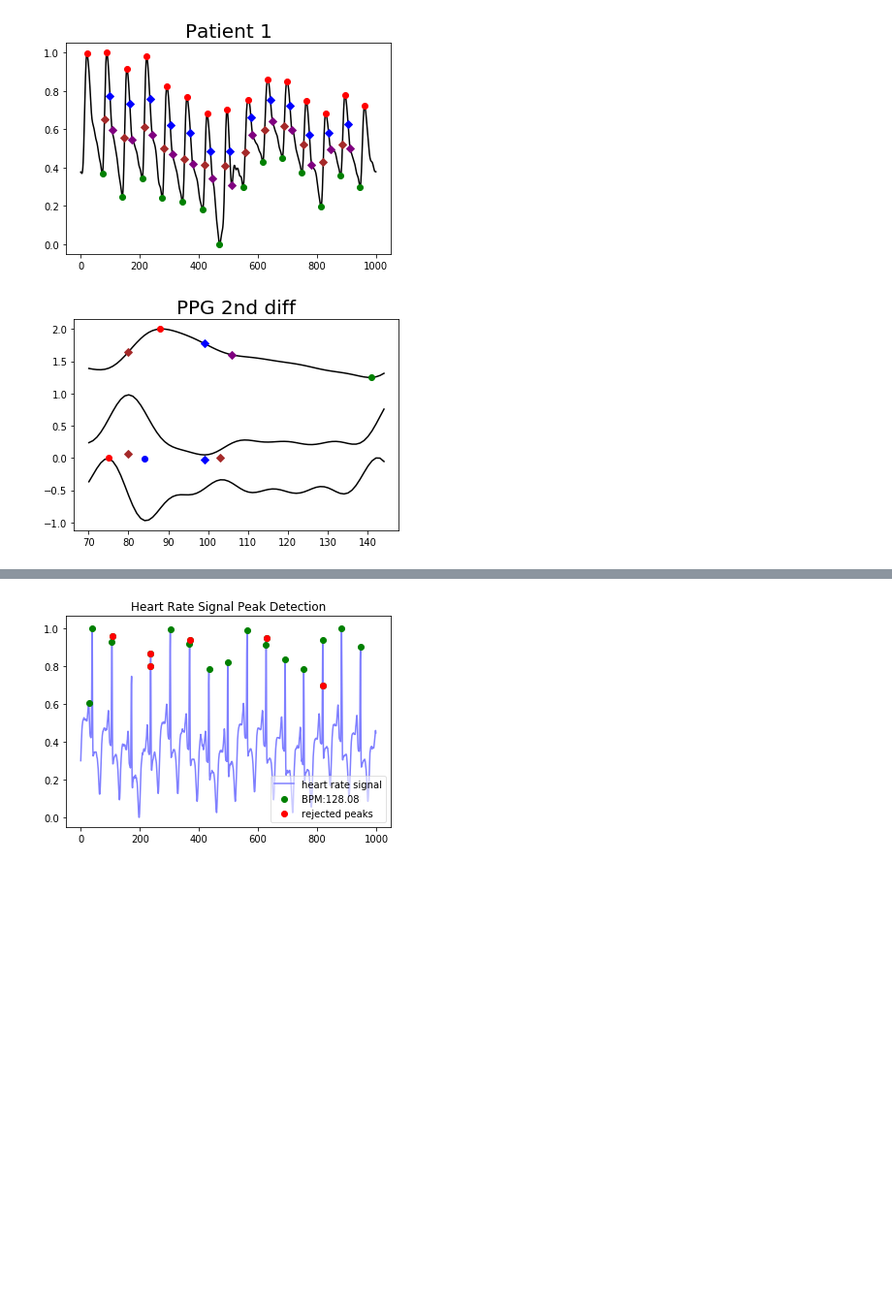
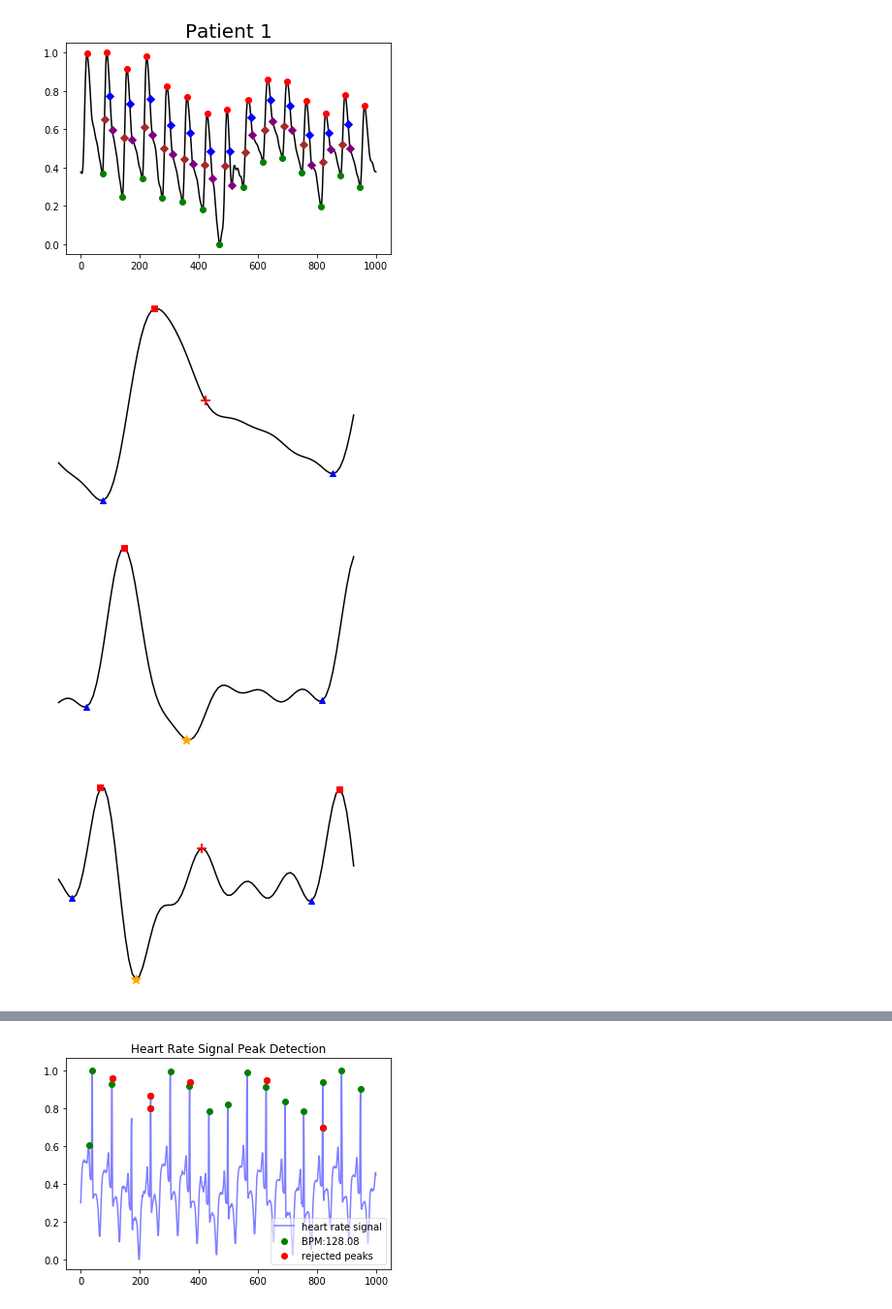
Before and after one commit to Yan-Cheng-Hsu/Blood-Pressure-Estimation-Model, a Jupyter notebook: Performance/plotter.ipynb, the cells around one changed output, grey strips where cells are left out. Shown: that part at 97% size. Drawn from its saved outputs; the diff is of its cells as text; code cells hidden in the pictures; blank space fills up the shorter version.

```diff
--- a/Performance/plotter.ipynb
+++ b/Performance/plotter.ipynb
@@ -303,43 +303,56 @@ plt.show()
 # %%
 y = 13
 Test = RearrangedData['ppg'][y]
-Test = Test + 1
+Test = Test + 2
 t = np.linspace( 0 , len(Test) , len(Test) )
 
-plt.plot( t[70:145] , Test[70:145] , color = 'black' , label = 'PPG' )
-plt.plot( AttributeTable['systolicIndex'][y][1] , AttributeTable['systolicValue'][y][1]+1  , 'o' , color = 'red' , label = 'Peak' )
-plt.plot( AttributeTable['valleyIndex0'][y][1] , AttributeTable['valleyValue0'][y][1]+1  , 'o' , color = 'green' , label = 'Valley' )
-plt.plot( AttributeTable['DicroticIndex'][y][0]+3 , AttributeTable['DicroticValue'][y][0]+1 , 'D' , color = 'purple' , label = 'Dicrotic Notch'  )
-plt.plot( AttributeTable['maxSlopeIndex'][y][0] , AttributeTable['maxSlopeValue'][y][0]+1 , 'D' , color = 'brown', label = 'Max Slope' )
-plt.plot( AttributeTable['minSlopeIndex'][y][0] , AttributeTable['minSlopeValue'][y][0]+1 , 'D' , color = 'blue' , label = 'Min Slope' )
-plt.title( 'PPG' , fontsize = 20 , color = 'black')
+plt.plot( t[128:215] , Test[128:215] , color = 'black' , label = 'PPG' )
+plt.plot( AttributeTable['systolicIndex'][y][2] , AttributeTable['systolicValue'][y][2]+2  , 's' , color = 'red' , label = 'Peak' )
+plt.plot( AttributeTable['valleyIndex0'][y][1:3] , AttributeTable['valleyValue0'][y][1:3]+2  , '^' , color = 'blue' , label = 'Valley' )
+plt.plot( AttributeTable['DicroticIndex'][y][1] , AttributeTable['DicroticValue'][y][1]+2+0.05 , '+' , color = 'red' , label = 'Dicrotic Notch' , ms = 10 , mew = 2  )
+#plt.title( '(A) PPG' , fontsize = 16 , color = 'black')
 #plt.legend( loc = 'best' )
+plt.axis( 'off' )
+plt.show()
 
 
 Test1 = RearrangedData['diff1ppg'][y]
-Test1 = ( Test1 - np.min( Test1 ) ) / ( np.max( Test1 ) - np.min( Test1 ) )
+Max1 = np.max( Test1 )
+Min1 = np.min( Test1 )
+Test1 = ( Test1 - Min1 ) / ( Max1 - Min1 )
 t1 = np.linspace( 0 , len(Test1) , len(Test1) )
 
-plt.plot( t1[70:145] , Test1[70:145] , color = 'black' , label = '1st Diff' )
-plt.plot( AttributeTable['maxSlopeIndex'][y][0] , ( AttributeTable['peakValue1st'][y][0] - np.min( Test1 ) ) / ( np.max( Test1 ) - np.min( Test1 ) ) , 'D' , color = 'brown' , label = 'Max Slope' )
-plt.plot( AttributeTable['minSlopeIndex'][y][0] , ( AttributeTable['valleyValue1st'][y][0]- np.min( Test1 ) ) / ( np.max( Test1 ) - np.min( Test1 )  ) , 'D', color = 'blue' ,  label = 'Min Slope' )
+plt.plot( t1[129:215] , Test1[129:215] , color = 'black' , label = '1st Diff' )
+plt.plot( AttributeTable['maxSlopeIndex'][y][1] , ( AttributeTable['peakValue1st'][y][1] - Min1 ) / ( Max1 - Min1 ) , 's' , color = 'red' , label = 'Max Slope' )
+plt.plot( AttributeTable['minSlopeIndex'][y][1] , ( AttributeTable['valleyValue1st'][y][1]- Min1 ) / ( Max1 - Min1  ) , '*', color = 'orange' ,  label = 'Min Slope' , ms = 10 )
+plt.plot( AttributeTable['onsetIndex1st'][y][0:2] , ( AttributeTable['onsetValue1st'][y][0:2]- Min1 ) / ( Max1 - Min1  ) , '^', color = 'blue' ,  label = 'offset point' )
 #plt.legend( loc = 'best' )
-plt.title( 'PPG 1st diff' , fontsize = 20 , color = 'black')
+#plt.title( '(B) 1st Derivative of PPG' , fontsize = 16 , color = 'black')
+plt.axis( 'off' )
+plt.show()
 
 Test2 = RearrangedData['diff2ppg'][y]
+Max2 = np.max( Test2 )
+Min2 = np.min( Test2 )
 Test2 = ( Test2 - np.min( Test2 ) ) / ( np.max( Test2 ) - np.min( Test2 ) )
-Test2 = Test2 - 1
+Test2 = Test2 - 2
 t2 = np.linspace( 0 , len(Test2) , len(Test2) )
 
-plt.plot( t2[70:145] , Test2[70:145] , color = 'black' , label = '2nd Diff' )
-plt.plot( AttributeTable['peaIndex2st'][y][0]  , ( AttributeTable['peakValue2st'][y][0] - np.min( Test2 ) ) / ( np.max( Test2 ) - np.min( Test2 ) ) - 1 , 'o' , color = 'red' , label = 'Max 2nd Diff' )
-plt.plot( AttributeTable['valleyIndex2st'][y][0] ,( AttributeTable['valleyValue2st'][y][0]  - np.min( Test2 ) ) / ( np.max( Test2 ) - np.min( Test2 ) ) - 1, 'o' , color = 'blue' , label = 'Min 2nd Diff' )
-plt.plot( AttributeTable['DicroticIndex'][y][0] , ( AttributeTable['DicroticDiff2Value'][y][0]  - np.min( Test2 ) ) / ( np.max( Test2 ) - np.min( Test2 ) ) - 1  , 'D' , color = 'brown' , label = 'Dicrotic Notch' )
+plt.plot( t2[130:215] , Test2[130:215] , color = 'black' , label = '2nd Diff' )
+plt.plot( AttributeTable['peaIndex2st'][y][1]  , ( AttributeTable['peakValue2st'][y][1] - Min2 ) / ( Max2 - Min2 ) - 2 , 's' , color = 'red' , label = 'Max 2nd Diff' )
+plt.plot( AttributeTable['peaIndex2st'][y][2]  , ( AttributeTable['peakValue2st'][y][2] - Min2 ) / ( Max2 - Min2 ) - 2 , 's' , color = 'red' , label = 'Max 2nd Diff' )
+plt.plot( AttributeTable['valleyIndex2st'][y][1] ,( AttributeTable['valleyValue2st'][y][1]  - Min2 ) / ( Max2 - Min2 ) - 2 , '*' , color = 'orange' , label = 'Min 2nd Diff' , ms = 10)
+plt.plot( AttributeTable['DicroticIndex'][y][1] , ( AttributeTable['DicroticDiff2Value'][y][1]  - Min2 ) / ( Max2 - Min2 ) - 2 , '+' , color = 'red' , label = 'Dicrotic Notch' , ms = 10 , mew = 2 )
+plt.plot( AttributeTable['onsetIndex2nd'][y][0:2] , ( AttributeTable['onsetValue2nd'][y][0:2]- Min2 ) / ( Max2 - Min2  ) - 2 , '^', color = 'blue' ,  label = 'offset point' )
+#plt.ylim( ( -3 , 4 ) )
+plt.axis( 'off' )
+#plt.title( '(B) 2nd Derivative of PPG' , fontsize = 16 , color = 'black')
 #plt.legend( loc = 'best' )
-plt.title( 'PPG 2nd diff' , fontsize = 20 , color = 'black')
 plt.show()
 # %% [output]
-[figure, old version]
+[figure, new version]
+[figure, added]
+[figure, added]
 # %%
 y = 12
 Test = np.array( RawData1['Part_1'][0][y][0] )
```
Also changed, not shown: parts of 2 cells of this notebook.
